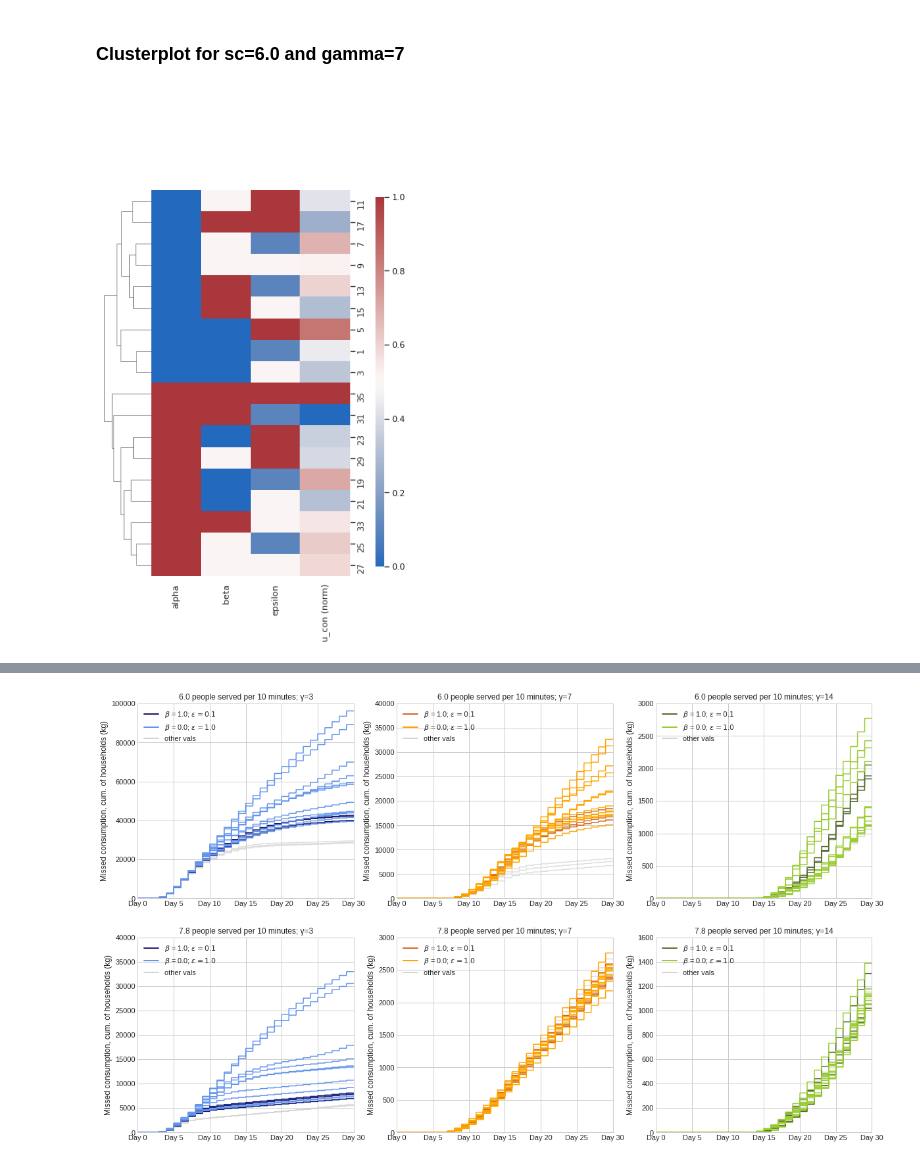
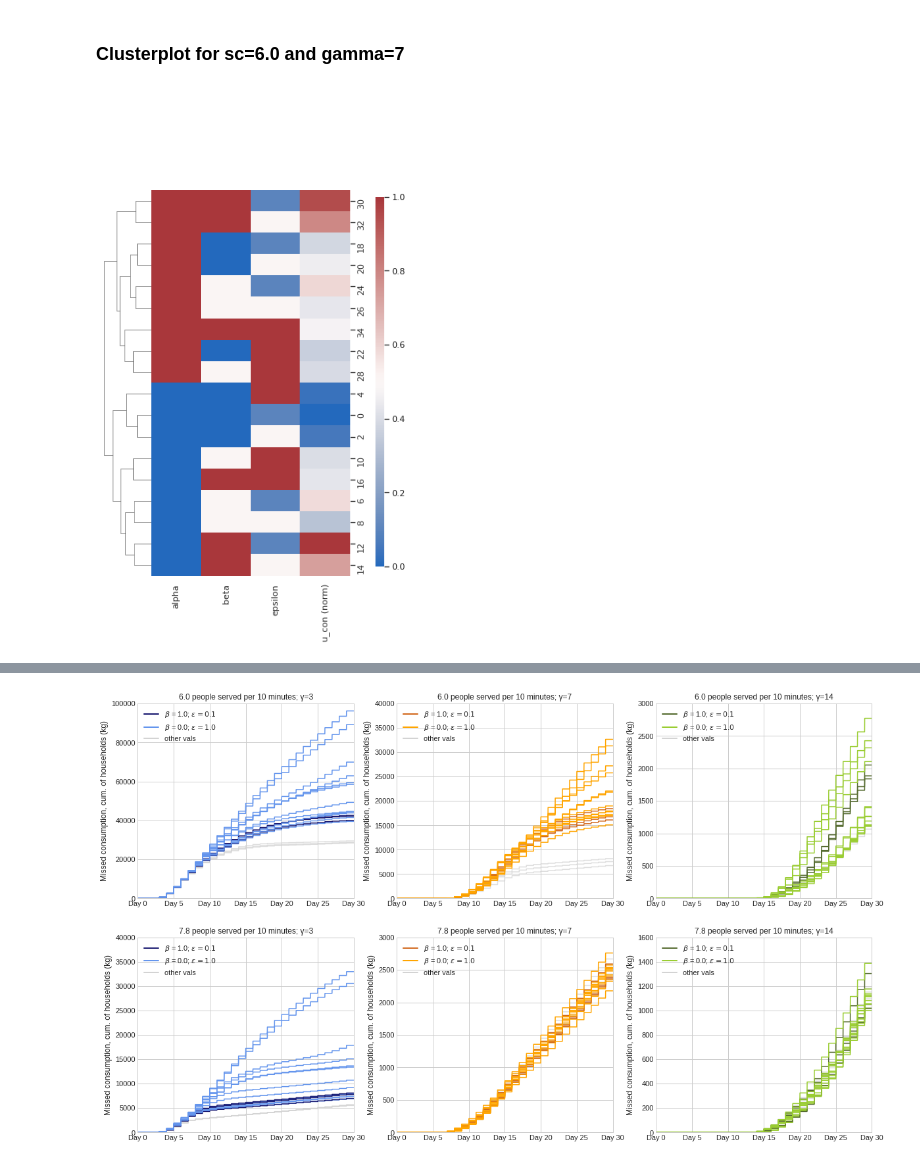
Before and after one commit to daanieo/FATM_ABM, a Jupyter notebook: results/sampling_base/Interpretation_sampling_base.ipynb, the cells around one changed output, grey strips where cells are left out. Cells and saved outputs as stored; diff of their text form; code cells hidden in the pictures.

```diff
--- a/results/sampling_base/Interpretation_sampling_base.ipynb
+++ b/results/sampling_base/Interpretation_sampling_base.ipynb
@@ -119,24 +125,24 @@ fig.savefig("/home/daan/Desktop/clustermap_uc_g7sc78.png")
 # %%
 # Clustermap of gamma = 3, normalised last value (change index of d to get other values for gamma)
 uc_endvals_dict = {}
 uc_endvals_dict["u_con (norm)"] = list()
 filtered_input_vars = input_vars[input_vars.gamma==7].reset_index()#.iloc[ d[0] ].reset_index()
 
 for j in filtered_input_vars['index']:
     uc_endvals_dict["u_con (norm)"].append(data.o1[data.o0==j].iloc[-1])
 uc_endvals_df = pd.DataFrame(uc_endvals_dict)
 
 filtered_input_vars = pd.concat([filtered_input_vars,uc_endvals_df],axis=1)
-filtered_input_vars=filtered_input_vars[filtered_input_vars.parallel_served_full==7.8]
+filtered_input_vars=filtered_input_vars[filtered_input_vars.parallel_served_full==6.0]
 
 # filtered_input_vars["gamma"] = normalise(filtered_input_vars["gamma"])
 
 filtered_input_vars["u_con (norm)"] = normalise(filtered_input_vars["u_con (norm)"])
 # filtered_input_vars["parallel_served_full"] = normalise(filtered_input_vars["parallel_served_full"])
 # filtered_input_vars["beta"] = np.abs(filtered_input_vars["beta"]-1)
 
 sns.set(font_scale=1.0)
 fig = sns.clustermap(filtered_input_vars.iloc[:,[7,8,10,13]],cbar_pos=(1.0, .15, .03, .65),figsize=(5,10),col_cluster=False,cmap='vlag')
 fig.savefig("/home/daan/Desktop/clustermap_uc_g7sc6.0.png")
 # %% [output]
-[figure, old version]
+[figure, new version]
```
Also changed, not shown: parts of 18 cells of this notebook, 13 other files.
